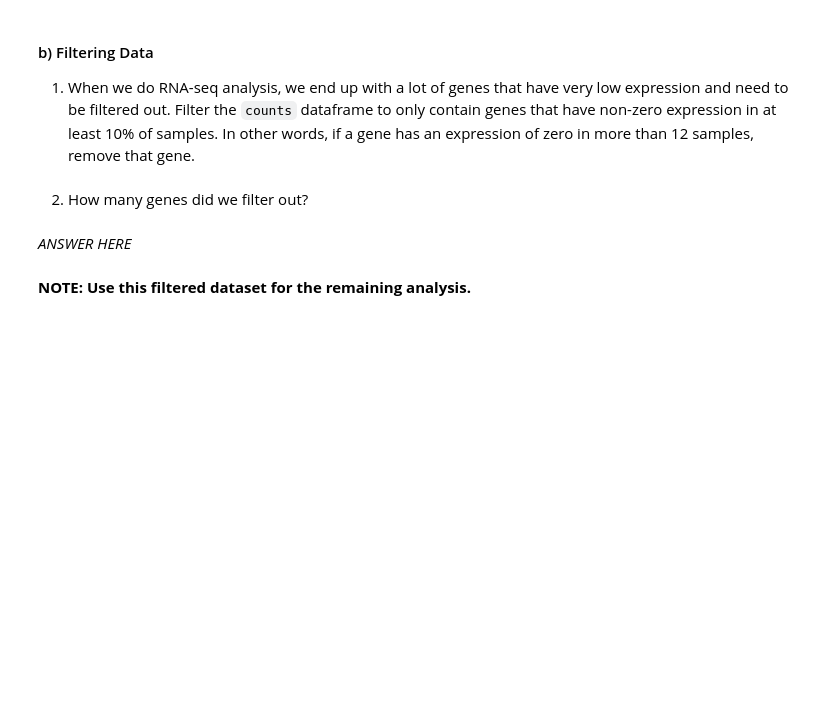
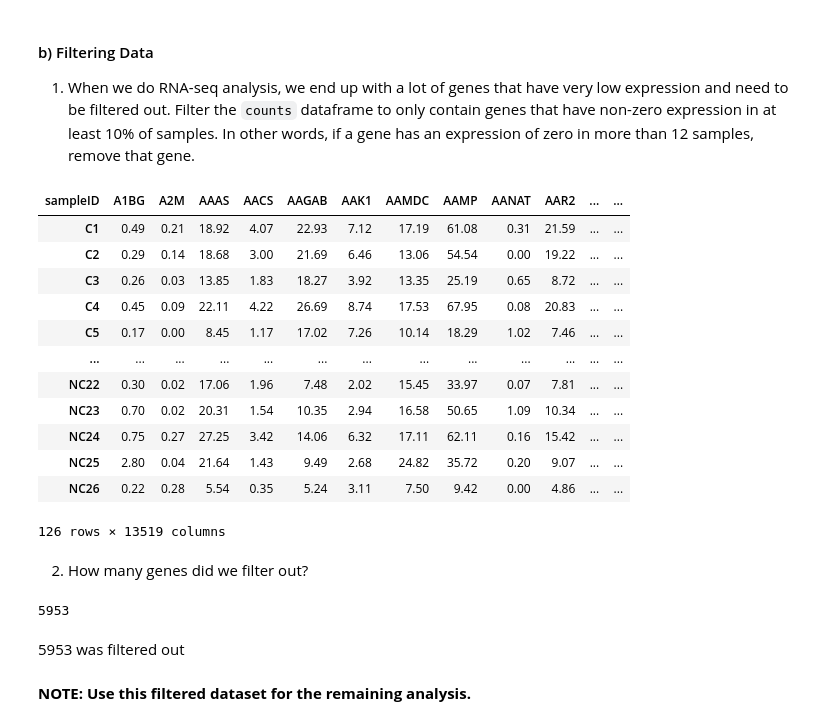
Before and after one commit to winni-723/Bio, a Jupyter notebook: Assignment1/Assignment1.ipynb, the cells around one changed output. Drawn from its saved outputs; the diff is of its cells as text; code cells hidden in the pictures; blank space fills up the shorter version.

```diff
--- a/Assignment1/Assignment1.ipynb
+++ b/Assignment1/Assignment1.ipynb
@@ -87,7 +92,31 @@ First, we're going to take a look at our dataset and get it ready for our analys
+# %%
+# Filter genes here
+counts_zero = (counts == 0).sum(axis=0) # Count the number of zeros in each column
+filter = counts.loc[:, counts_zero <= 12] # select columns where the count of zeros is less than 12
+filter
+# %% [output]
+| sampleID | A1BG | A2M | AAAS | AACS | AAGAB | AAK1 | AAMDC | AAMP | AANAT | AAR2 | ... | ... |
+| C1 | 0.49 | 0.21 | 18.92 | 4.07 | 22.93 | 7.12 | 17.19 | 61.08 | 0.31 | 21.59 | ... | ... |
+| C2 | 0.29 | 0.14 | 18.68 | 3.00 | 21.69 | 6.46 | 13.06 | 54.54 | 0.00 | 19.22 | ... | ... |
+| C3 | 0.26 | 0.03 | 13.85 | 1.83 | 18.27 | 3.92 | 13.35 | 25.19 | 0.65 | 8.72 | ... | ... |
+| C4 | 0.45 | 0.09 | 22.11 | 4.22 | 26.69 | 8.74 | 17.53 | 67.95 | 0.08 | 20.83 | ... | ... |
+| C5 | 0.17 | 0.00 | 8.45 | 1.17 | 17.02 | 7.26 | 10.14 | 18.29 | 1.02 | 7.46 | ... | ... |
+| ... | ... | ... | ... | ... | ... | ... | ... | ... | ... | ... | ... | ... |
+| NC22 | 0.30 | 0.02 | 17.06 | 1.96 | 7.48 | 2.02 | 15.45 | 33.97 | 0.07 | 7.81 | ... | ... |
+| NC23 | 0.70 | 0.02 | 20.31 | 1.54 | 10.35 | 2.94 | 16.58 | 50.65 | 1.09 | 10.34 | ... | ... |
+| NC24 | 0.75 | 0.27 | 27.25 | 3.42 | 14.06 | 6.32 | 17.11 | 62.11 | 0.16 | 15.42 | ... | ... |
+| NC25 | 2.80 | 0.04 | 21.64 | 1.43 | 9.49 | 2.68 | 24.82 | 35.72 | 0.20 | 9.07 | ... | ... |
+| NC26 | 0.22 | 0.28 | 5.54 | 0.35 | 5.24 | 3.11 | 7.50 | 9.42 | 0.00 | 4.86 | ... | ... |
+126 rows × 13519 columns
 # %% [markdown]
 2. How many genes did we filter out?
+# %%
+filterout = counts.loc[:, counts_zero > 12] # select columns where the count of zeros is greater than 12
+len(filterout.columns)
+# %% [output]
+5953
 # %% [markdown]
-*ANSWER HERE*
+5953 was filtered out
 # %% [markdown]
 **NOTE: Use this filtered dataset for the remaining analysis.**
 # %% [markdown]
```
Also changed, not shown: parts of 7 cells of this notebook.
